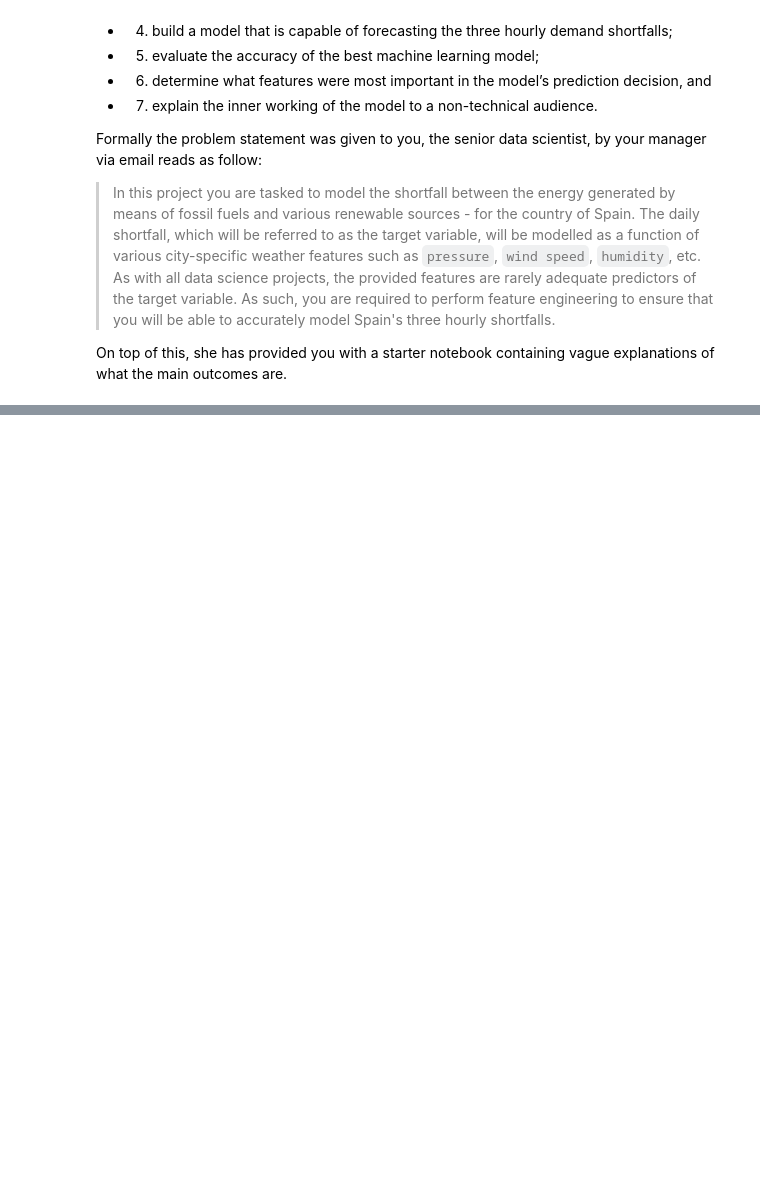
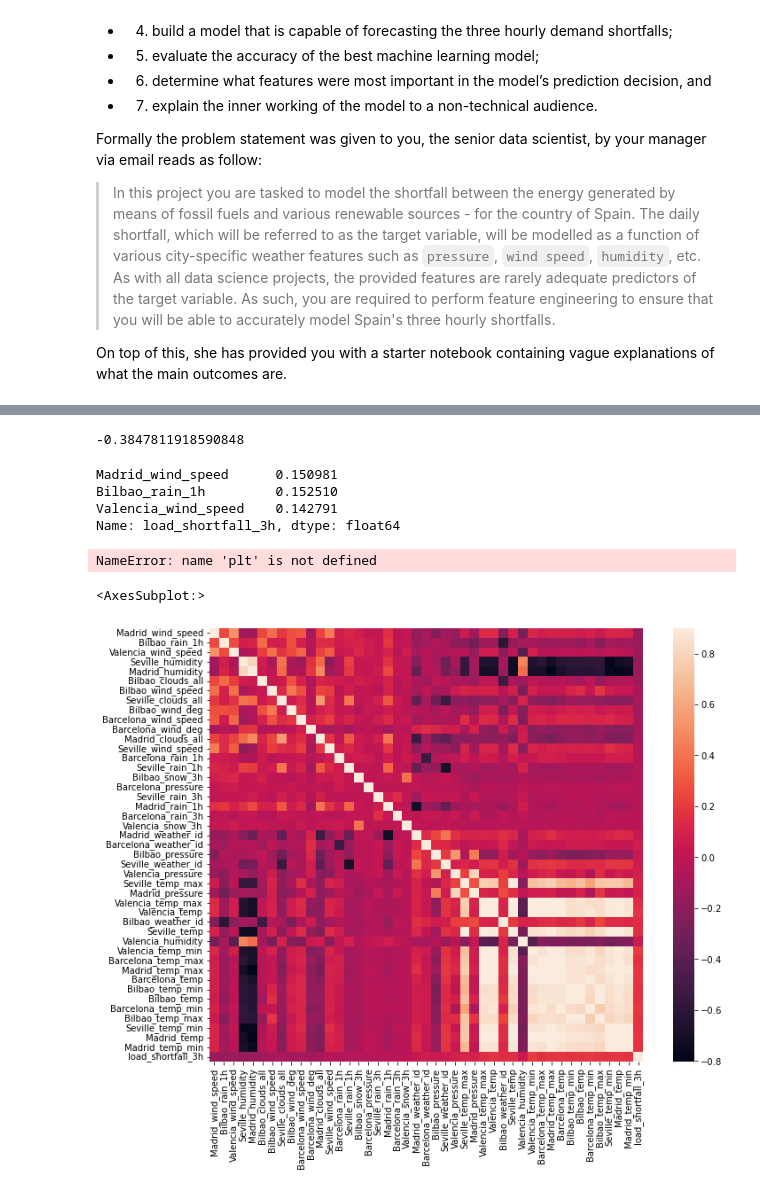
Before and after one commit to ObengKojo23/Team_NM4, a Jupyter notebook: notebooks/starter-notebook.ipynb, the cells around one changed output, grey strips where cells are left out. Drawn from its saved outputs; the diff is of its cells as text; code cells hidden in the pictures; blank space fills up the shorter version.

```diff
--- a/notebooks/starter-notebook.ipynb
+++ b/notebooks/starter-notebook.ipynb
@@ -129,7 +397,33 @@ df_train.head()
+# %%
+print(skew(df_train['load_shortfall_3h']))
+# %% [output]
+-0.3847811918590848
 # %%
 # plot relevant feature interactions
 # %%
 # evaluate correlation
+# %%
+abs(df_train.corr()['load_shortfall_3h']).head(3)
+# %% [output]
+Madrid_wind_speed      0.150981
+Bilbao_rain_1h         0.152510
+Valencia_wind_speed    0.142791
+Name: load_shortfall_3h, dtype: float64
+# %%
+plt.figure(figsize=(40, 40))
+cor = df_train.corr()
+sns.heatmap(cor, annot=True, cmap=plt.cm.CMRmap_r)
+plt.show()
+# %% [output]
+NameError: name 'plt' is not defined
+# %%
+#Correlation map to see how features are correlated with SalePrice
+corrmat = df_train.corr()
+plt.subplots(figsize=(12,9))
+sns.heatmap(corrmat, vmax=0.9, square=True)
+# %% [output]
+<AxesSubplot:>
+[figure, added]
 # %%
 # have a look at feature distributions
 # %% [markdown]
```
Also changed, not shown: parts of 148 cells of this notebook.
